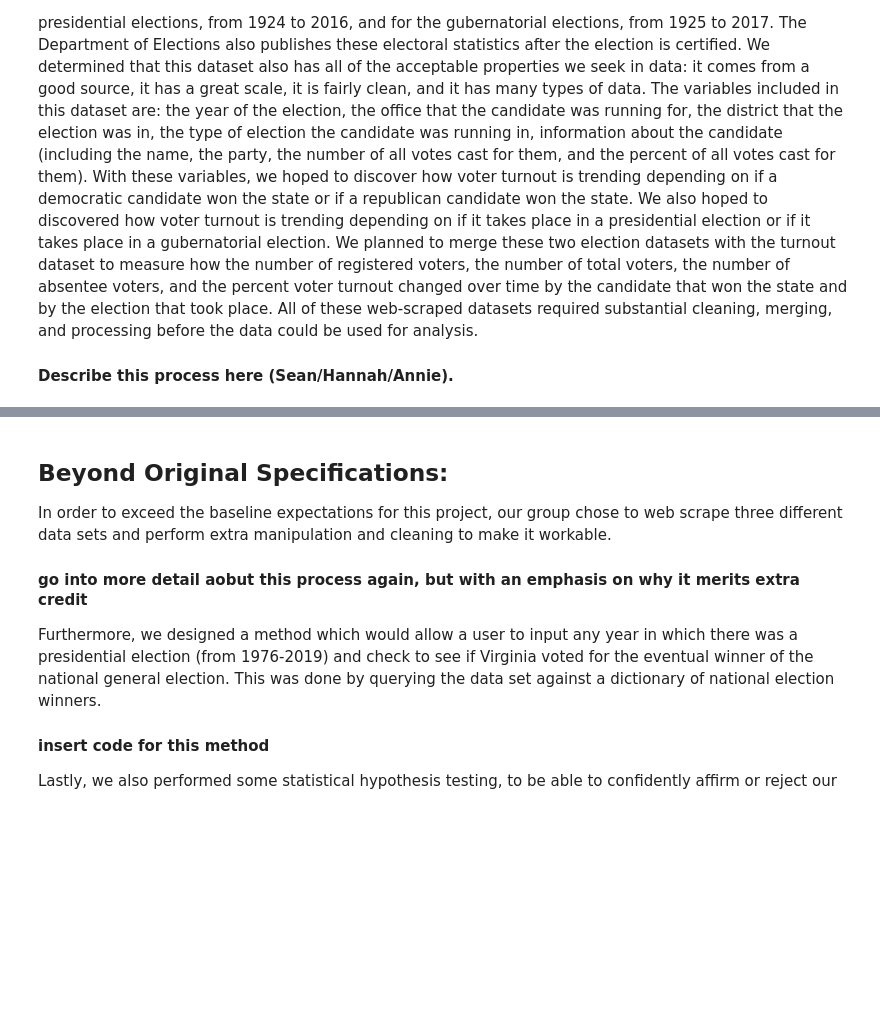
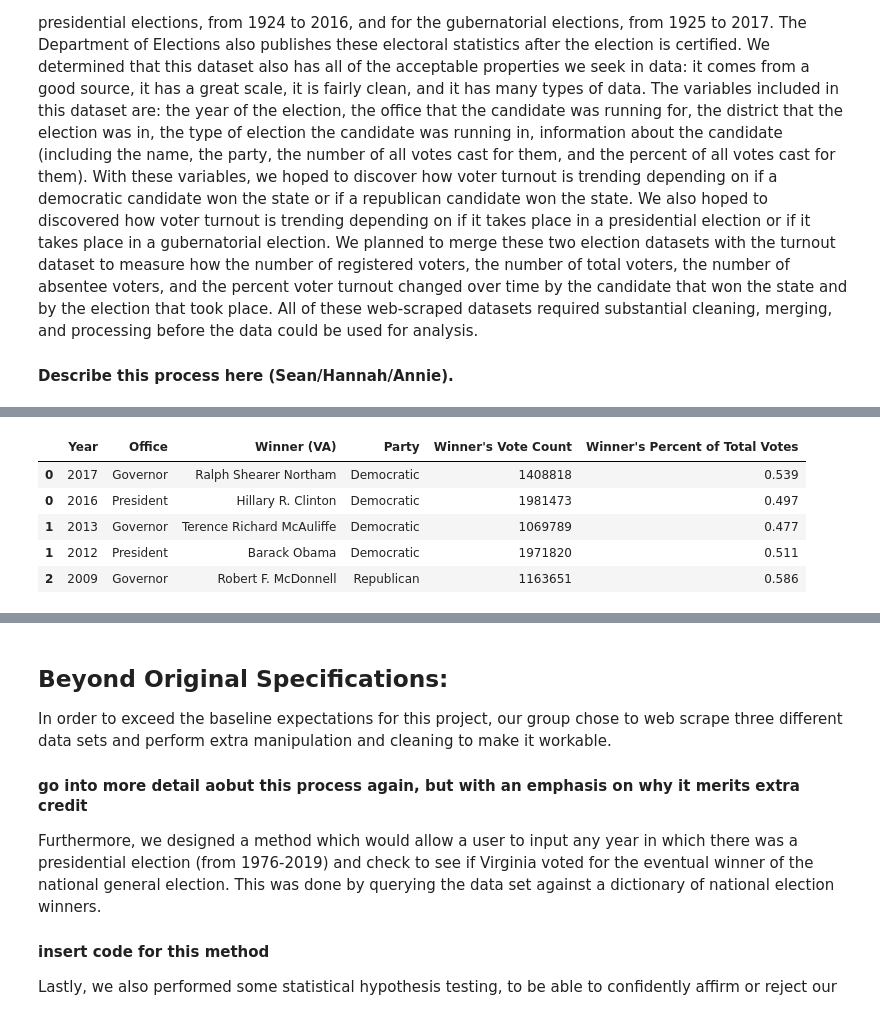
Before and after one commit to hannahfrederickcpsc/CS-5010-PROJECT-PYTHON, a Jupyter notebook: Report.ipynb, the cells around one changed output, grey strips where cells are left out. Cells and saved outputs as stored; diff of their text form; code cells hidden in the pictures; blank space fills up the shorter version.

```diff
--- a/Report.ipynb
+++ b/Report.ipynb
@@ -38,0 +56,22 @@ We also calculated the mean voter turnout in presidential elections and the mean
+# %%
+import pandas as pd
+voter_registration = pd.read_csv("scrapers/voter_registration.csv")
+presidential_results = pd.read_csv("scrapers/presidential_results.csv")
+governor_results = pd.read_csv("scrapers/governor_results.csv")
+
+# concatanate the presidential results with the governor results
+combined_elections = pd.concat([presidential_results, governor_results], axis=0)
+combined_elections.head()
+
+# sort dataframe based on year
+combined_elections.sort_values(by="Year", ascending=False, inplace=True)
+combined_elections.head()
+combined_elections = combined_elections[combined_elections["Year"] >= 1976]
+combined_elections.head()
+# %% [output]
+|  | Year | Office | Winner (VA) | Party | Winner's Vote Count | Winner's Percent of Total Votes |
+| 0 | 2017 | Governor | Ralph Shearer Northam | Democratic | 1408818 | 0.539 |
+| 0 | 2016 | President | Hillary R. Clinton | Democratic | 1981473 | 0.497 |
+| 1 | 2013 | Governor | Terence Richard McAuliffe | Democratic | 1069789 | 0.477 |
+| 1 | 2012 | President | Barack Obama | Democratic | 1971820 | 0.511 |
+| 2 | 2009 | Governor | Robert F. McDonnell | Republican | 1163651 | 0.586 |
```
Also changed, not shown: parts of 8 cells of this notebook, 1 other file.
